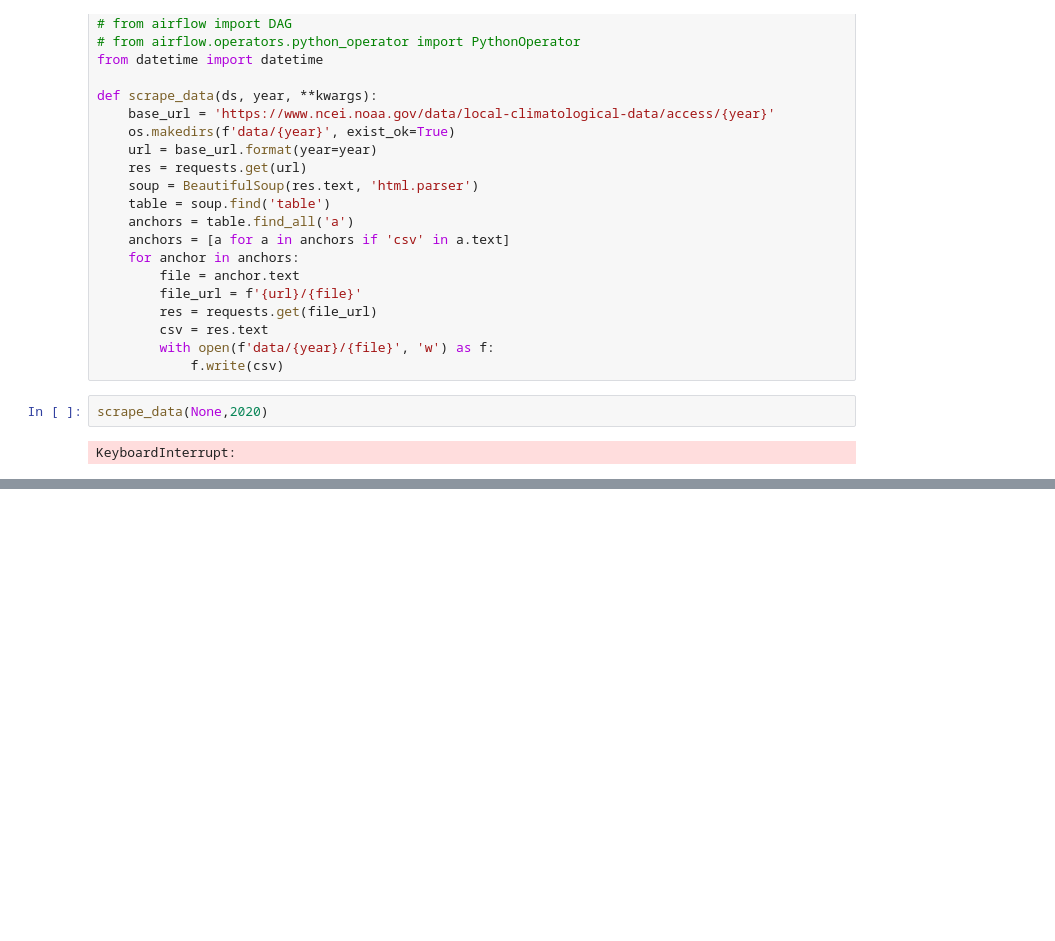
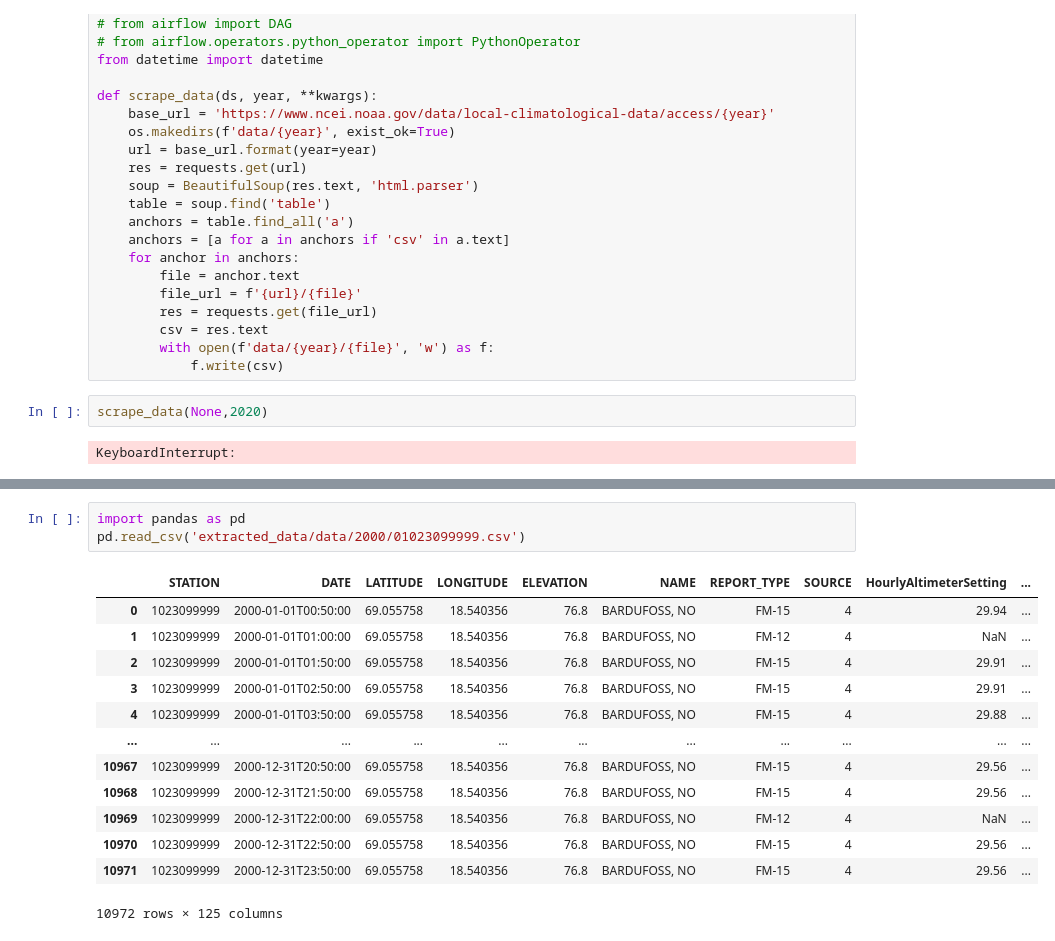
Before and after one commit to SivaSankarS365/BDL-A2, a Jupyter notebook: main.ipynb, the cells around one changed output, grey strips where cells are left out. Drawn from its saved outputs; the diff is of its cells as text; blank space fills up the shorter version.

```diff
--- a/main.ipynb
+++ b/main.ipynb
@@ -110,0 +282,17 @@ KeyboardInterrupt:
+# %%
+import pandas as pd
+pd.read_csv('extracted_data/data/2000/01023099999.csv')
+# %% [output]
+|  | STATION | DATE | LATITUDE | LONGITUDE | ELEVATION | NAME | REPORT_TYPE | SOURCE | HourlyAltimeterSetting | ... |
+| 0 | 1023099999 | 2000-01-01T00:50:00 | 69.055758 | 18.540356 | 76.8 | BARDUFOSS, NO | FM-15 | 4 | 29.94 | ... |
+| 1 | 1023099999 | 2000-01-01T01:00:00 | 69.055758 | 18.540356 | 76.8 | BARDUFOSS, NO | FM-12 | 4 | NaN | ... |
+| 2 | 1023099999 | 2000-01-01T01:50:00 | 69.055758 | 18.540356 | 76.8 | BARDUFOSS, NO | FM-15 | 4 | 29.91 | ... |
+| 3 | 1023099999 | 2000-01-01T02:50:00 | 69.055758 | 18.540356 | 76.8 | BARDUFOSS, NO | FM-15 | 4 | 29.91 | ... |
+| 4 | 1023099999 | 2000-01-01T03:50:00 | 69.055758 | 18.540356 | 76.8 | BARDUFOSS, NO | FM-15 | 4 | 29.88 | ... |
+| ... | ... | ... | ... | ... | ... | ... | ... | ... | ... | ... |
+| 10967 | 1023099999 | 2000-12-31T20:50:00 | 69.055758 | 18.540356 | 76.8 | BARDUFOSS, NO | FM-15 | 4 | 29.56 | ... |
+| 10968 | 1023099999 | 2000-12-31T21:50:00 | 69.055758 | 18.540356 | 76.8 | BARDUFOSS, NO | FM-15 | 4 | 29.56 | ... |
+| 10969 | 1023099999 | 2000-12-31T22:00:00 | 69.055758 | 18.540356 | 76.8 | BARDUFOSS, NO | FM-12 | 4 | NaN | ... |
+| 10970 | 1023099999 | 2000-12-31T22:50:00 | 69.055758 | 18.540356 | 76.8 | BARDUFOSS, NO | FM-15 | 4 | 29.56 | ... |
+| 10971 | 1023099999 | 2000-12-31T23:50:00 | 69.055758 | 18.540356 | 76.8 | BARDUFOSS, NO | FM-15 | 4 | 29.56 | ... |
+10972 rows × 125 columns
```
Also changed, not shown: parts of 10 cells of this notebook, 59 other files.
